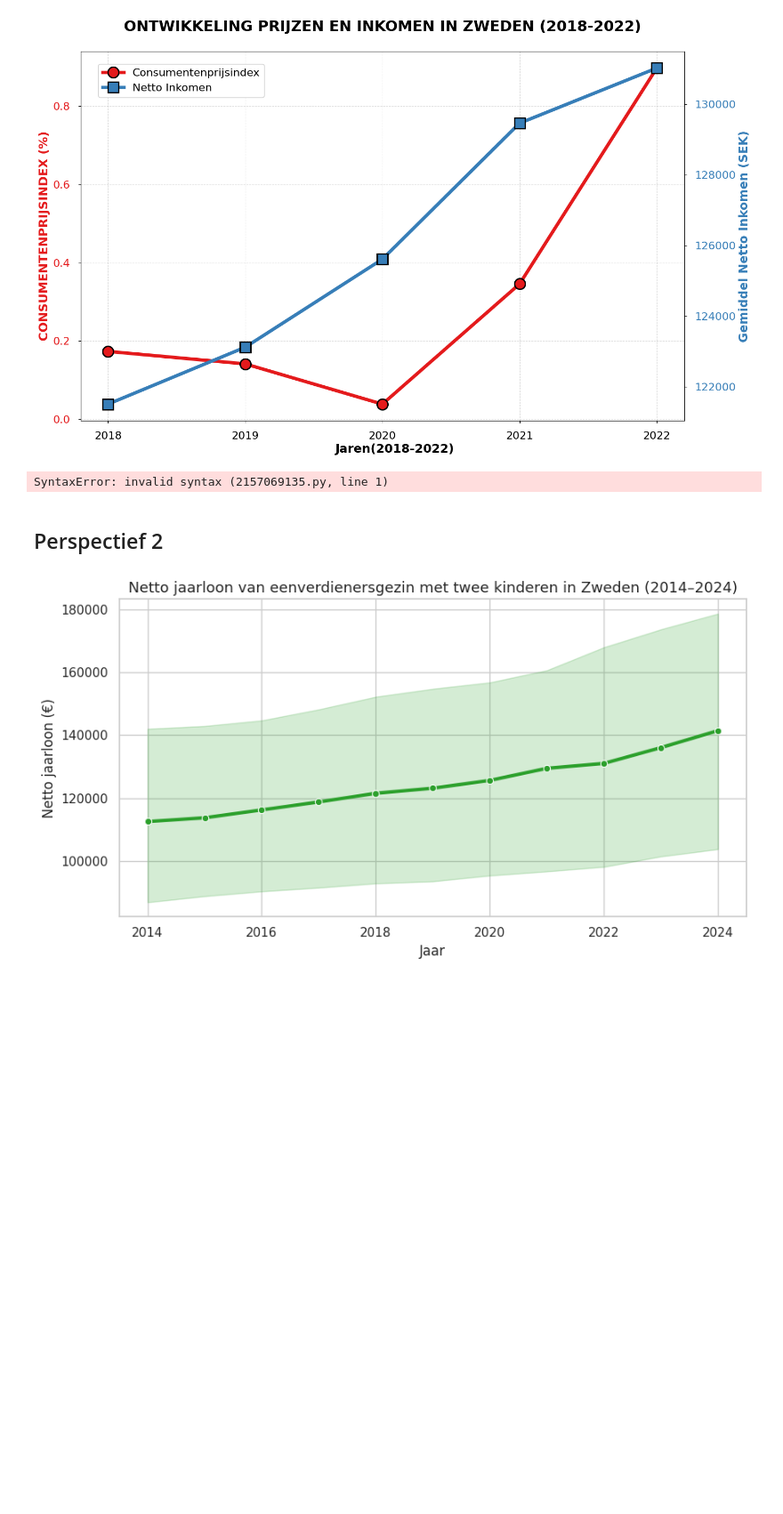
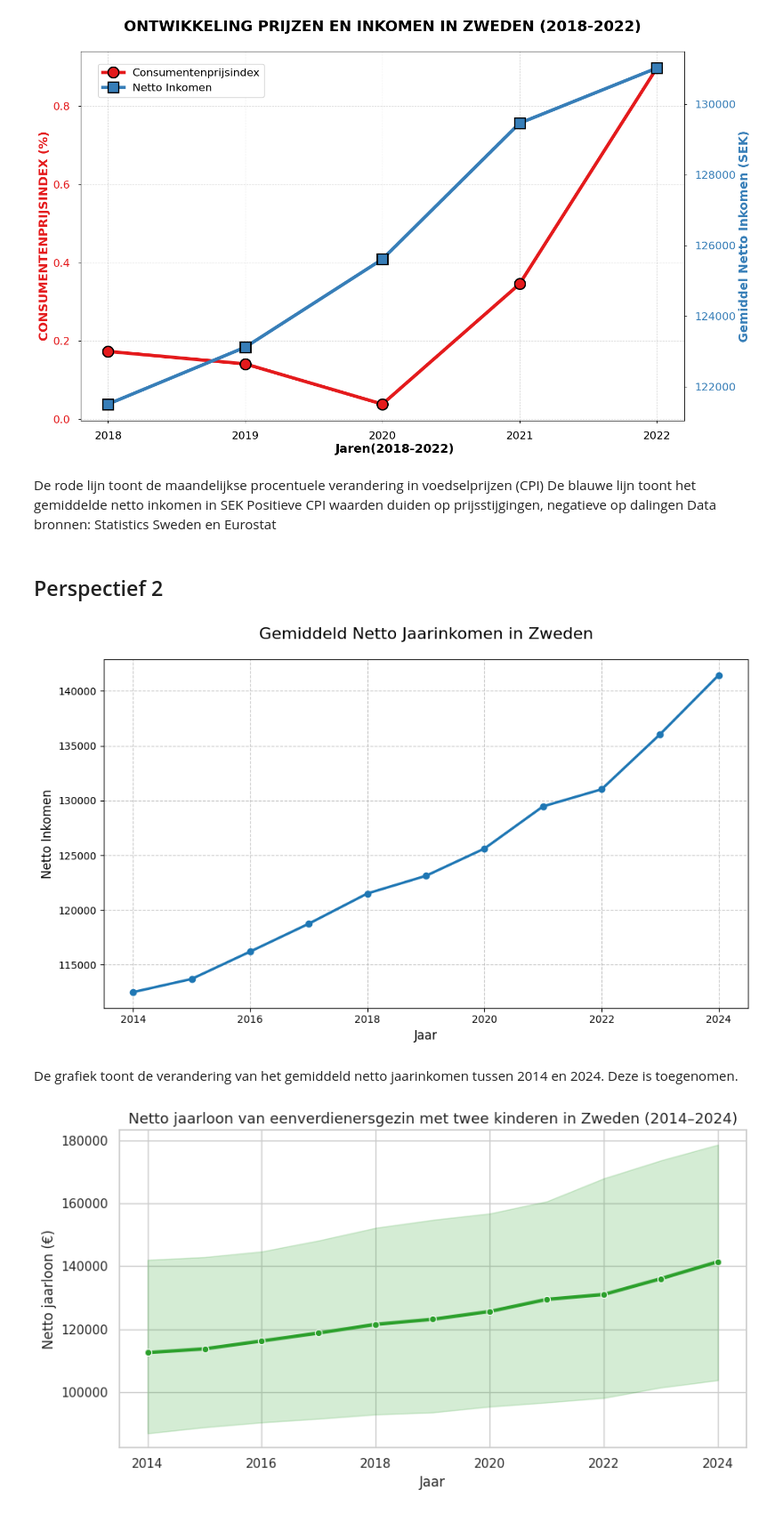
Before and after one commit to prox05/IV-KI-2025, a Jupyter notebook: docs/Visualisatie.ipynb, the cells around one changed output. Shown at 89% size. Cells and saved outputs as stored; diff of their text form; code cells hidden in the pictures; blank space fills up the shorter version.

Commit message:
gem inkomen

```diff
--- a/docs/Visualisatie.ipynb
+++ b/docs/Visualisatie.ipynb
@@ -143,17 +143,44 @@ plt.figtext(0.5, -0.01, 'Jaren(2018-2022)', ha='center', fontsize=18, fontweight
 plt.show()
 # %% [output]
 [figure]
-# %%
-De rode lijn toont de maandelijkse procentuele verandering in voedselprijzen (CPI)
-De blauwe lijn toont het gemiddelde netto inkomen in SEK
-Positieve CPI waarden duiden op prijsstijgingen, negatieve op dalingen
-Data bronnen: Statistics Sweden en Eurostat
-# %% [output]
-SyntaxError: invalid syntax (2157069135.py, line 1)
+# %% [markdown]
+De rode lijn toont de maandelijkse procentuele verandering in voedselprijzen (CPI)
+De blauwe lijn toont het gemiddelde netto inkomen in SEK
+Positieve CPI waarden duiden op prijsstijgingen, negatieve op dalingen
+Data bronnen: Statistics Sweden en Eurostat
 # %% [markdown]
 ## Perspectief 2
 # %%
 # Schrijf en maak visualisaties voor pespectief 1 hier; origineel te vinden in notebook.ipynb
+# %%
+import pandas as pd
+import matplotlib.pyplot as plt
+
+income_df = pd.read_csv("processed_data/Annual_Net_Earnings_Sweden_2014-2024.csv")
+
+
+income_df = income_df[['TIME_PERIOD', 'OBS_VALUE']]
+income_df['TIME_PERIOD'] = pd.to_numeric(income_df['TIME_PERIOD'], errors='coerce')
+income_df = income_df[income_df['TIME_PERIOD'].between(2014, 2024)]
+income_df['OBS_VALUE'] = pd.to_numeric(income_df['OBS_VALUE'], errors='coerce')
+
+
+income_avg = income_df.groupby('TIME_PERIOD')['OBS_VALUE'].mean().reset_index()
+income_avg.rename(columns={'TIME_PERIOD': 'Year', 'OBS_VALUE': 'Avg_Net_Income'}, inplace=True)
+
+
+plt.figure(figsize=(10,6))
+plt.plot(income_avg['Year'], income_avg['Avg_Net_Income'], marker='o', color='#1f77b4', linewidth=2.5)
+plt.title('Gemiddeld Netto Jaarinkomen in Zweden', fontsize=16, pad=20)
+plt.xlabel('Jaar', fontsize=12)
+plt.ylabel('Netto Inkomen', fontsize=12)
+plt.grid(True, linestyle='--', alpha=0.7)
+plt.tight_layout()
+plt.show()
+# %% [output]
+[figure, added]
+# %% [markdown]
+De grafiek toont de verandering van het gemiddeld netto jaarinkomen tussen 2014 en 2024. Deze is toegenomen.
 # %%
 import pandas as pd
 import matplotlib.pyplot as plt
```
